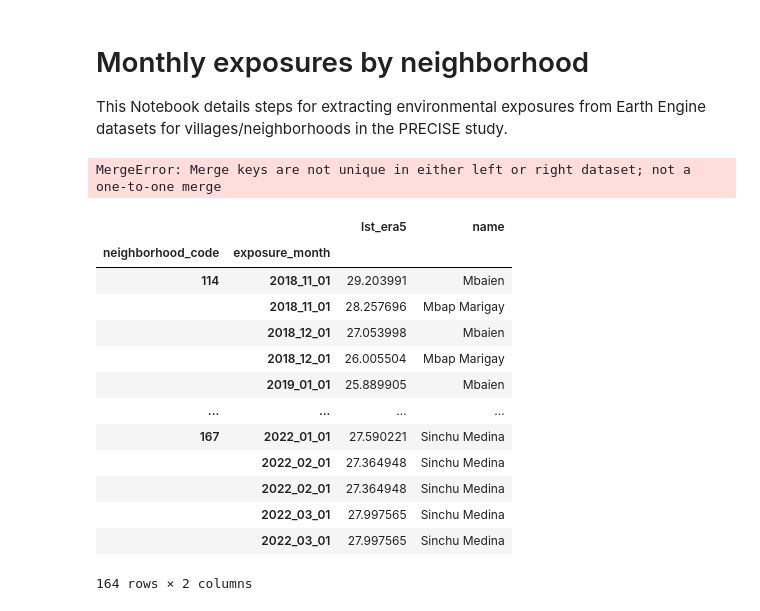
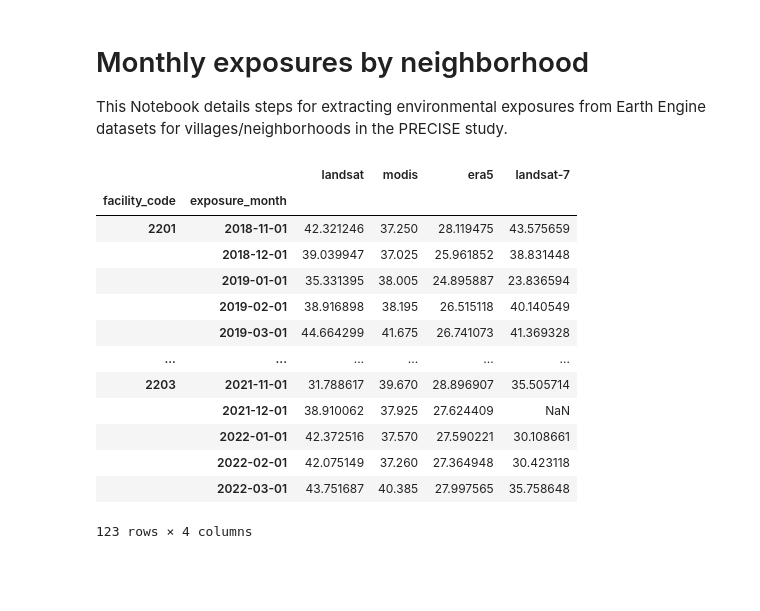
Before and after one commit to MSU-PALs/precisehealthgeo, a Jupyter notebook: Monthly Exposures by neighborhood.ipynb, the cells around one changed output. Cells and saved outputs as stored; diff of their text form; code cells hidden in the pictures; blank space fills up the shorter version.

Commit message:
Added landsat-7 data and functions to export exposure table

```diff
--- a/Monthly Exposures by neighborhood.ipynb
+++ b/Monthly Exposures by neighborhood.ipynb
@@ -166,7 +201,7 @@ def generateTimeSeries(input_collection, exposure, country, dataset):
         exposures=(geemap.ee_to_df(exposures.flatten())\
                 .rename(columns={'mean': exposure}))
         # change exposure month datetime format
-        exposures['exposure_month']=exposures['exposure_month'].apply(lambda x: pd.to_datetime(x).strftime("%Y_%m_%d"))
+        exposures['exposure_month']=exposures['exposure_month'].astype('datetime64[M]')
         return (exposures.set_index(['neighborhood_code', 'exposure_month'])\
                 .sort_index())
     else:
@@ -175,7 +210,7 @@ def generateTimeSeries(input_collection, exposure, country, dataset):
         # export to dataframe and set new index
         exposures=geemap.ee_to_df(exposures.flatten())
         # change exposure month datetime format
-        exposures['exposure_month']=exposures['exposure_month'].apply(lambda x: pd.to_datetime(x).strftime("%Y_%m_%d"))
+        exposures['exposure_month']=exposures['exposure_month'].astype('datetime64[M]')
         return (exposures.set_index(['facility_code', 'exposure_month'])\
                 .sort_index())
 # %%
@@ -183,33 +218,32 @@ def monthly_exposures(exposure, country, dataset, facilities=False, draw_map=Fal
     images=generateImageCollection(exposure, country, dataset, facilities)
     return drawCollection(images, exposure, country) if draw_map else generateTimeSeries(images, exposure, country, dataset)
 # %%
-lsat=monthly_exposures(exposure='lst', country='gambia', dataset='landsat', facilities=False)
-modis=monthly_exposures(exposure='lst', country='gambia', dataset='modis', facilities=False)
-era5=monthly_exposures(exposure='lst', country='gambia', dataset='era5', facilities=False)
+lsat=monthly_exposures(exposure='lst', country='gambia', dataset='landsat', facilities=True)
+lsat7=monthly_exposures(exposure='lst', country='gambia', dataset='landsat-7', facilities=True)
+modis=monthly_exposures(exposure='lst', country='gambia', dataset='modis', facilities=True)
+era5=monthly_exposures(exposure='lst', country='gambia', dataset='era5', facilities=True)
 # %%
-lsat=lsat.rename(columns={'lst': 'lst_lsat'})
-modis=modis.rename(columns={'lst': 'lst_modis'})
-era5=era5.rename(columns={'lst': 'lst_era5'})
+lsat=lsat.rename(columns={'lst': 'landsat'})
+lsat7=lsat7.rename(columns={'lst': 'landsat-7'})
+modis=modis.rename(columns={'lst': 'modis'})
+era5=era5.rename(columns={'lst': 'era5'})
 
-lst=pd.merge(lsat, modis, left_index=True, right_index=True, validate='1:1')
-# lst=pd.merge(lst, era5, left_index=True, right_index=True, validate='1:1')
+lst=pd.merge(lsat, modis, left_index=True, right_index=True, how='outer', validate='1:1')
+lst=pd.merge(lst, era5, left_index=True, right_index=True, how='outer', validate='1:1')
+lst=pd.merge(lst, lsat7, left_index=True, right_index=True, how='outer', validate='1:1')[['landsat', 'modis', 'era5', 'landsat-7']]
 lst
 # %% [output]
+|  |  | landsat | modis | era5 | landsat-7 |
+| facility_code | exposure_month |  |  |  |  |
+| 2201 | 2018-11-01 | 42.321246 | 37.250 | 28.119475 | 43.575659 |
+|  | 2018-12-01 | 39.039947 | 37.025 | 25.961852 | 38.831448 |
+|  | 2019-01-01 | 35.331395 | 38.005 | 24.895887 | 23.836594 |
+|  | 2019-02-01 | 38.916898 | 38.195 | 26.515118 | 40.140549 |
+|  | 2019-03-01 | 44.664299 | 41.675 | 26.741073 | 41.369328 |
+| ... | ... | ... | ... | ... | ... |
+| 2203 | 2021-11-01 | 31.788617 | 39.670 | 28.896907 | 35.505714 |
+|  | 2021-12-01 | 38.910062 | 37.925 | 27.624409 | NaN |
+|  | 2022-01-01 | 42.372516 | 37.570 | 27.590221 | 30.108661 |
+|  | 2022-02-01 | 42.075149 | 37.260 | 27.364948 | 30.423118 |
+|  | 2022-03-01 | 43.751687 | 40.385 | 27.997565 | 35.758648 |
-MergeError: Merge keys are not unique in either left or right dataset; not a one-to-one merge
+123 rows × 4 columns
-# %%
-era5[era5.index.duplicated(keep=False)].sort_index()
-# %% [output]
-|  |  | lst_era5 | name |
-| neighborhood_code | exposure_month |  |  |
-| 114 | 2018_11_01 | 29.203991 | Mbaien |
-|  | 2018_11_01 | 28.257696 | Mbap Marigay |
-|  | 2018_12_01 | 27.053998 | Mbaien |
-|  | 2018_12_01 | 26.005504 | Mbap Marigay |
-|  | 2019_01_01 | 25.889905 | Mbaien |
-| ... | ... | ... | ... |
-| 167 | 2022_01_01 | 27.590221 | Sinchu Medina |
-|  | 2022_02_01 | 27.364948 | Sinchu Medina |
-|  | 2022_02_01 | 27.364948 | Sinchu Medina |
-|  | 2022_03_01 | 27.997565 | Sinchu Medina |
-|  | 2022_03_01 | 27.997565 | Sinchu Medina |
-164 rows × 2 columns
```
Also changed, not shown: parts of 3 cells of this notebook.
